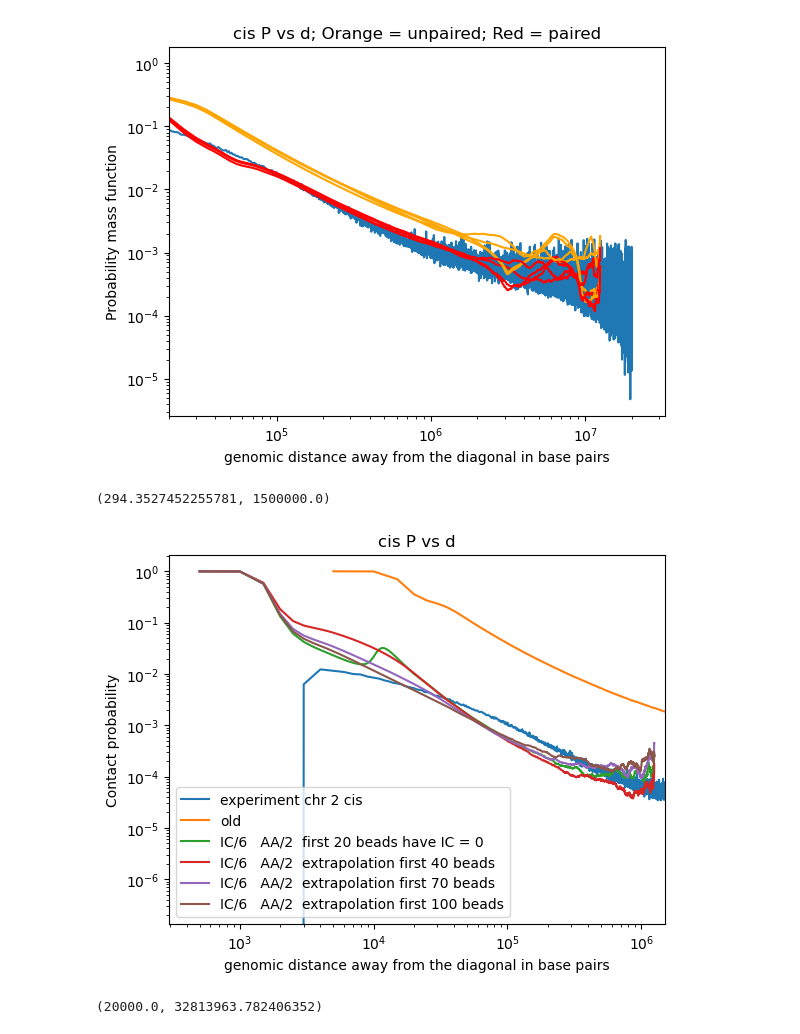
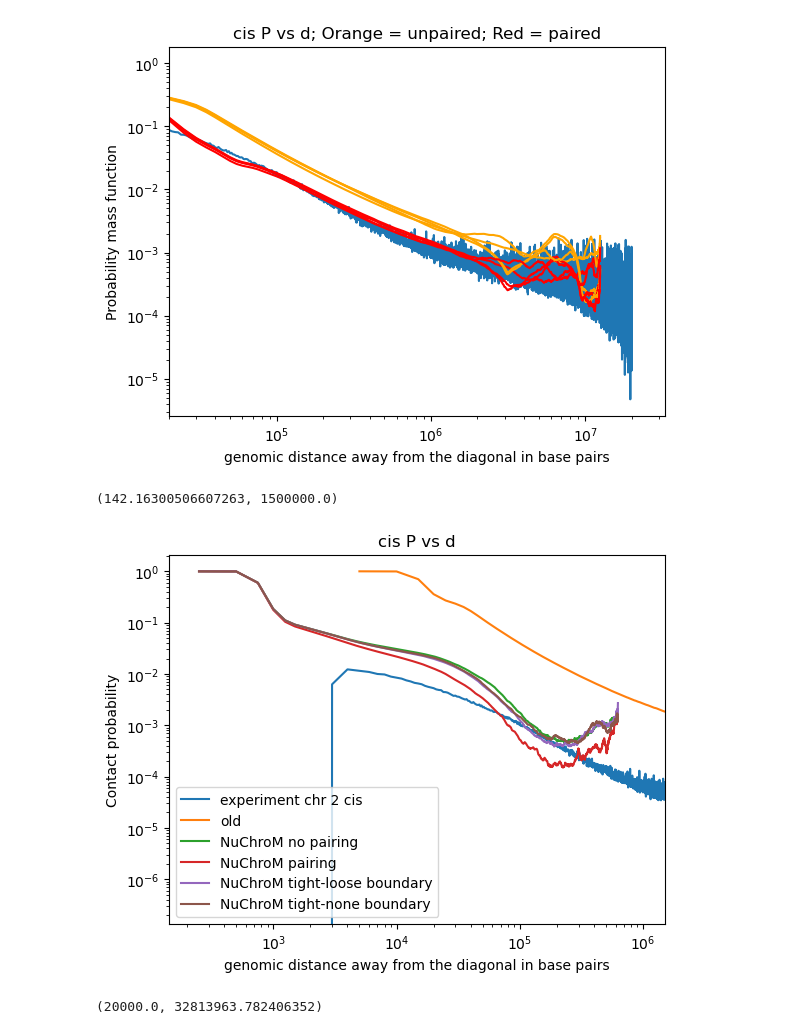
Before and after one commit to DiPierroLab/Douglas, a Jupyter notebook: 6_extra_tools/P_vs_d_experimental_compare_computational.ipynb, the cells around one changed output. Drawn from its saved outputs; the diff is of its cells as text; code cells hidden in the pictures.

```diff
--- a/6_extra_tools/P_vs_d_experimental_compare_computational.ipynb
+++ b/6_extra_tools/P_vs_d_experimental_compare_computational.ipynb
@@ -54,6 +54,10 @@ P_cis_simulation_47 = np.loadtxt('/Users/douglas/Documents/Features Transfer/sto
 P_cis_simulation_48 = np.loadtxt('/Users/douglas/Documents/Features Transfer/store_Ps_vs_genomic_graphs/PvsGenomic_directory_48.txt') # Average cis contact probability vs genomic distance (in beads)
 P_cis_simulation_49 = np.loadtxt('/Users/douglas/Documents/Features Transfer/store_Ps_vs_genomic_graphs/PvsGenomic_directory_49.txt') # Average cis contact probability vs genomic distance (in beads)
 P_cis_simulation_50 = np.loadtxt('/Users/douglas/Documents/Features Transfer/store_Ps_vs_genomic_graphs/PvsGenomic_directory_50.txt') # Average cis contact probability vs genomic distance (in beads)
+P_cis_simulation_51 = np.loadtxt('/Users/douglas/Documents/Features Transfer/store_Ps_vs_genomic_graphs/PvsGenomic_directory_51.txt') # Average cis contact probability vs genomic distance (in beads)
+P_cis_simulation_52 = np.loadtxt('/Users/douglas/Documents/Features Transfer/store_Ps_vs_genomic_graphs/PvsGenomic_directory_52.txt') # Average cis contact probability vs genomic distance (in beads)
+P_cis_simulation_53 = np.loadtxt('/Users/douglas/Documents/Features Transfer/store_Ps_vs_genomic_graphs/PvsGenomic_directory_53.txt') # Average cis contact probability vs genomic distance (in beads)
+P_cis_simulation_54 = np.loadtxt('/Users/douglas/Documents/Features Transfer/store_Ps_vs_genomic_graphs/PvsGenomic_directory_54.txt') # Average cis contact probability vs genomic distance (in beads)
 
 # TRANS===========================================================
 
@@ -129,39 +133,44 @@ plt.xlim(2e4)
 # CIS directories 21, 22, and 23
 # Plot average normalized cis Hi-C contact probability vs genomic distance (in kilobases)
 
 from numpy import array
 d = range(1,2501)
 d = array(d)
 
 # Plot cis experimental data
 bin_size = 1000 # base pairs
 plt.plot(bin_size*d_experiment_20000kb, 3*P_cis_experiment, label='experiment chr 2 cis')
 
 # Plot cis simulation data
 bead_size_old = 5000# in base pairs; tune to line up the pmfs.
 bead_size_new = 500
+bead_size_NuChroM = 250
 plt.plot(bead_size_old*d, P_cis_simulation_24, label='old')
 #plt.plot(bead_size_new*d, P_cis_simulation_25, label='IC/5   AA')
-plt.plot(bead_size_new*d, P_cis_simulation_41, label='IC/6   AA/2  first 20 beads have IC = 0')
+#plt.plot(bead_size_new*d, P_cis_simulation_41, label='IC/6   AA/2  first 20 beads have IC = 0')
 #plt.plot(bead_size_new*d, P_cis_simulation_45, label='IC/6   AA  extrapolation first 20 beads')
 #plt.plot(bead_size_new*d, P_cis_simulation_46, label='IC/6   AA/2  extrapolation first 20 beads')
 #plt.plot(bead_size_new*d, P_cis_simulation_47, label='IC/6   AA/3  extrapolation first 20 beads')
-plt.plot(bead_size_new*d, P_cis_simulation_48, label='IC/6   AA/2  extrapolation first 40 beads')
-plt.plot(bead_size_new*d, P_cis_simulation_49, label='IC/6   AA/2  extrapolation first 70 beads')
-plt.plot(bead_size_new*d, P_cis_simulation_50, label='IC/6   AA/2  extrapolation first 100 beads')
+#plt.plot(bead_size_new*d, P_cis_simulation_48, label='IC/6   AA/2  extrapolation first 40 beads')
+#plt.plot(bead_size_new*d, P_cis_simulation_49, label='IC/6   AA/2  extrapolation first 70 beads')
+#plt.plot(bead_size_new*d, P_cis_simulation_50, label='IC/6   AA/2  extrapolation first 100 beads')
+plt.plot(bead_size_NuChroM*d, P_cis_simulation_51, label='NuChroM no pairing')
+plt.plot(bead_size_NuChroM*d, P_cis_simulation_52, label='NuChroM pairing')
+plt.plot(bead_size_NuChroM*d, P_cis_simulation_53, label='NuChroM tight-loose boundary')
+plt.plot(bead_size_NuChroM*d, P_cis_simulation_54, label='NuChroM tight-none boundary')
 
 
 # Plot settings
 plt.title('cis P vs d')
 plt.legend()
 plt.xlabel('genomic distance away from the diagonal in base pairs')
 plt.xscale('log')
 plt.ylabel('Contact probability')
 plt.yscale('log')
 plt.xlim(0,1.5e6)
 # %% [output]
-(294.3527452255781, 1500000.0)
+(142.16300506607263, 1500000.0)
-[figure, old version]
+[figure, new version]
 # %%
 # TRANS
 # Plot average normalized trans Hi-C contact probability vs genomic distance (in kilobases)
```
Also changed, not shown: 2 other files.
